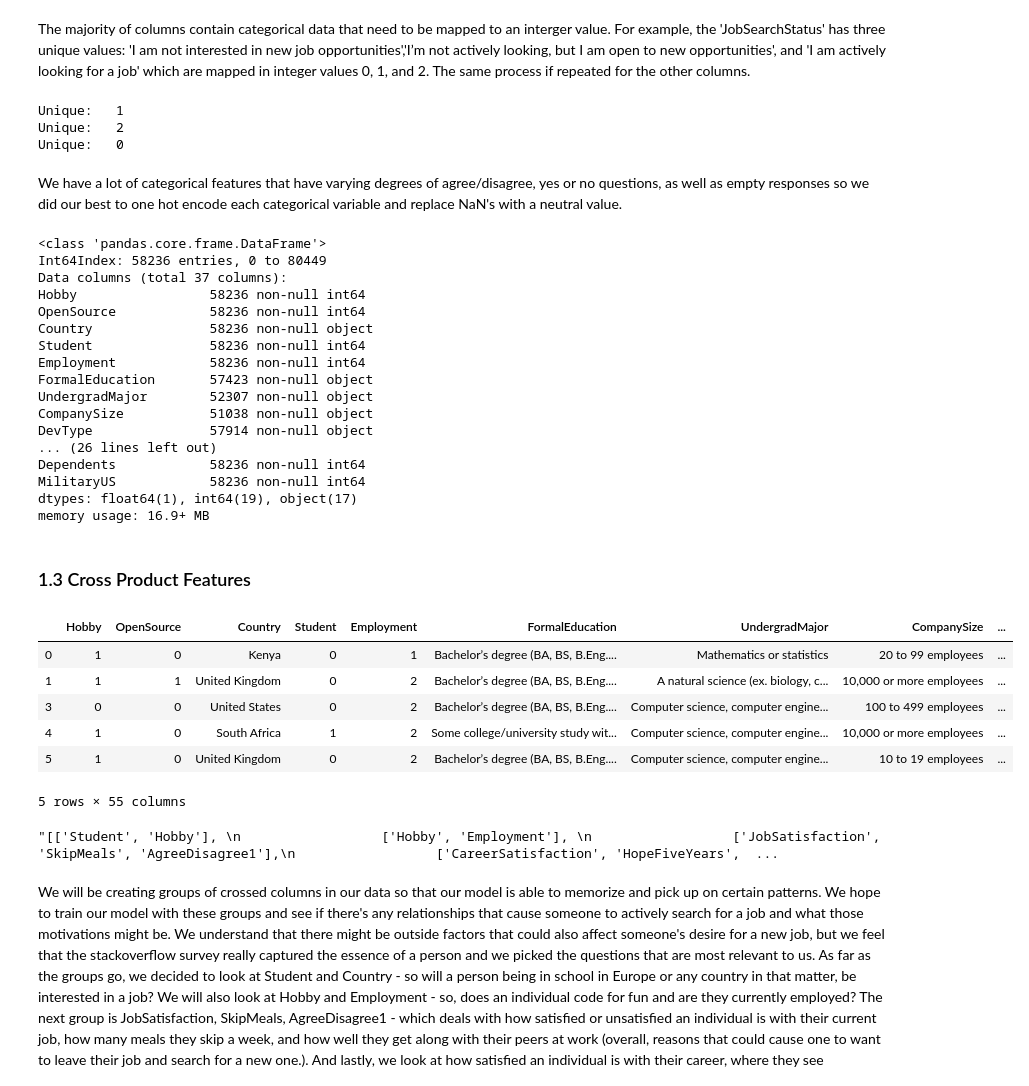
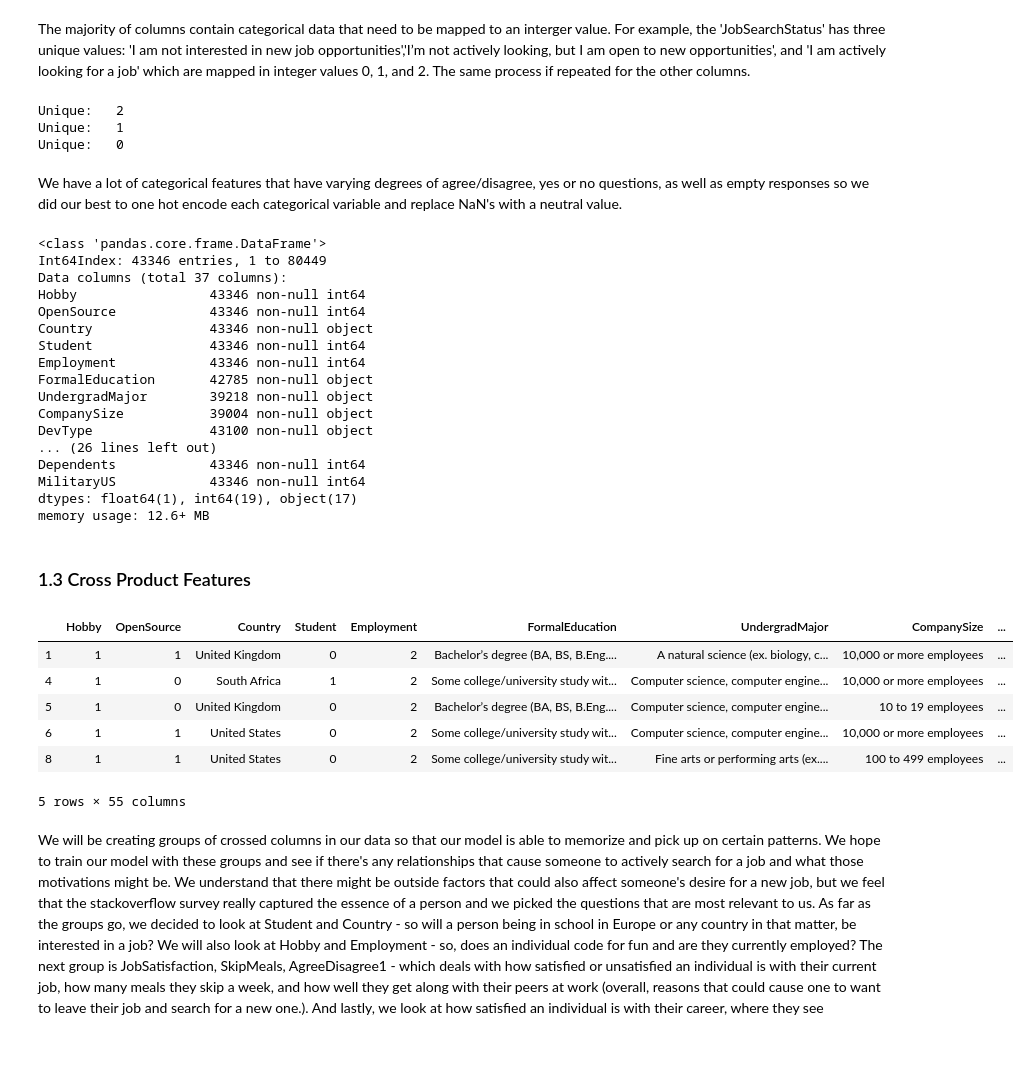
Before and after one commit to arelyalc/machineLearningLabs, a Jupyter notebook: Lab5.ipynb, the cells around one changed output. Cells and saved outputs as stored; diff of their text form; code cells hidden in the pictures; blank space fills up the shorter version.

```diff
--- a/Lab5.ipynb
+++ b/Lab5.ipynb
@@ -59,7 +59,7 @@ for d in drop:
     survey.drop([d], axis=1, inplace=True)
 
 #dropping all null values in the 'JobSearchStaus' column
-survey = survey.dropna(subset=['JobSearchStatus', 'CareerSatisfaction', 'Employment', 'JobSatisfaction', 'HopeFiveYears', 'LastNewJob', 'UpdateCV'])
+survey = survey.dropna(subset=['JobSearchStatus', 'CareerSatisfaction', 'Employment', 'JobSatisfaction', 'HopeFiveYears', 'LastNewJob', 'UpdateCV', 'ConvertedSalary'])
 
 survey.head()
 # %% [output]
@@ -131,8 +131,8 @@ A = pd.Series(survey['JobSearchStatus']).unique()
 for a in A:
     print('Unique:  ',a)
 # %% [output]
+Unique:   2
 Unique:   1
-Unique:   2
 Unique:   0
 # %% [markdown]
 We have a lot of categorical features that have varying degrees of agree/disagree, yes or no questions, as well as empty responses so we did our best to one hot encode each categorical variable and replace NaN's with a neutral value.
@@ -304,68 +304,66 @@ survey['MilitaryUS'] = survey['MilitaryUS'].astype(int)
 survey.info()
 # %% [output]
 <class 'pandas.core.frame.DataFrame'>
-Int64Index: 58236 entries, 0 to 80449
+Int64Index: 43346 entries, 1 to 80449
 Data columns (total 37 columns):
-Hobby                 58236 non-null int64
-OpenSource            58236 non-null int64
-Country               58236 non-null object
-Student               58236 non-null int64
-Employment            58236 non-null int64
-FormalEducation       57423 non-null object
-UndergradMajor        52307 non-null object
-CompanySize           51038 non-null object
-DevType               57914 non-null object
+Hobby                 43346 non-null int64
+OpenSource            43346 non-null int64
+Country               43346 non-null object
+Student               43346 non-null int64
+Employment            43346 non-null int64
+FormalEducation       42785 non-null object
+UndergradMajor        39218 non-null object
+CompanySize           39004 non-null object
+DevType               43100 non-null object
 ... (26 lines left out)
-Dependents            58236 non-null int64
-MilitaryUS            58236 non-null int64
+Dependents            43346 non-null int64
+MilitaryUS            43346 non-null int64
 dtypes: float64(1), int64(19), object(17)
-memory usage: 16.9+ MB
+memory usage: 12.6+ MB
 # %% [markdown]
 ### 1.3 Cross Product Features
 # %%
 from sklearn.preprocessing import LabelEncoder
 from sklearn.preprocessing import StandardScaler
 
 categorical_headers = ['Hobby', 'OpenSource', 'Student',
                        'Employment', 'JobSatisfaction',
                        'CareerSatisfaction', 'HopeFiveYears',
                        'LastNewJob', 'UpdateCV', 'AgreeDisagree1',
                        'AgreeDisagree2', 'AgreeDisagree3',
                        'StackOverflowJobs', 'SkipMeals','Exercise',
                        'EducationParents', 'Dependents','MilitaryUS']
 numeric_headers = ['ConvertedSalary']
 
 encoders=dict()
 df_train=survey
 df_test=survey
 
 for col in categorical_headers:
     encoders[col] = LabelEncoder() # save the encoder
     df_train[col+'_int'] = encoders[col].fit_transform(df_train[col])
+    df_test[col+'_int'] = encoders[col].fit_transform(df_test[col])
 
 for col in numeric_headers:
     df_train[col] = df_train[col].astype(np.float)
+    df_test[col] = df_test[col].astype(np.float)
 
     ss = StandardScaler()
     df_train[col] = ss.fit_transform(df_train[col].values.reshape(-1, 1))
+    df_test[col] = ss.fit_transform(df_test[col].values.reshape(-1, 1))
 
 df_train.head()
 # %% [output]
 |  | Hobby | OpenSource | Country | Student | Employment | FormalEducation | UndergradMajor | CompanySize | ... |
-| 0 | 1 | 0 | Kenya | 0 | 1 | Bachelor’s degree (BA, BS, B.Eng.... | Mathematics or statistics | 20 to 99 employees | ... |
 | 1 | 1 | 1 | United Kingdom | 0 | 2 | Bachelor’s degree (BA, BS, B.Eng.... | A natural science (ex. biology, c... | 10,000 or more employees | ... |
-| 3 | 0 | 0 | United States | 0 | 2 | Bachelor’s degree (BA, BS, B.Eng.... | Computer science, computer engine... | 100 to 499 employees | ... |
 | 4 | 1 | 0 | South Africa | 1 | 2 | Some college/university study wit... | Computer science, computer engine... | 10,000 or more employees | ... |
 | 5 | 1 | 0 | United Kingdom | 0 | 2 | Bachelor’s degree (BA, BS, B.Eng.... | Computer science, computer engine... | 10 to 19 employees | ... |
+| 6 | 1 | 1 | United States | 0 | 2 | Some college/university study wit... | Computer science, computer engine... | 10,000 or more employees | ... |
+| 8 | 1 | 1 | United States | 0 | 2 | Some college/university study wit... | Fine arts or performing arts (ex.... | 100 to 499 employees | ... |
 5 rows × 55 columns
 # %%
-crossed_columns = [['Hobby', 'Employment'],
-                   ['Student', 'Hobby']]
-
-'''[['Student', 'Hobby'],
+crossed_columns = [['Student', 'Hobby'],
                   ['Hobby', 'Employment'],
                   ['JobSatisfaction', 'SkipMeals', 'AgreeDisagree1'],
-                  ['CareerSatisfaction', 'HopeFiveYears', 'UpdateCV', 'AgreeDisagree3', 'JobSatisfaction']]'''
+                  ['CareerSatisfaction', 'HopeFiveYears', 'UpdateCV', 'AgreeDisagree3', 'JobSatisfaction']]
-# %% [output]
-"[['Student', 'Hobby'], \n                  ['Hobby', 'Employment'], \n                  ['JobSatisfaction', 'SkipMeals', 'AgreeDisagree1'],\n                  ['CareerSatisfaction', 'HopeFiveYears',  ...
 # %% [markdown]
```
Also changed, not shown: parts of 4 cells of this notebook.
